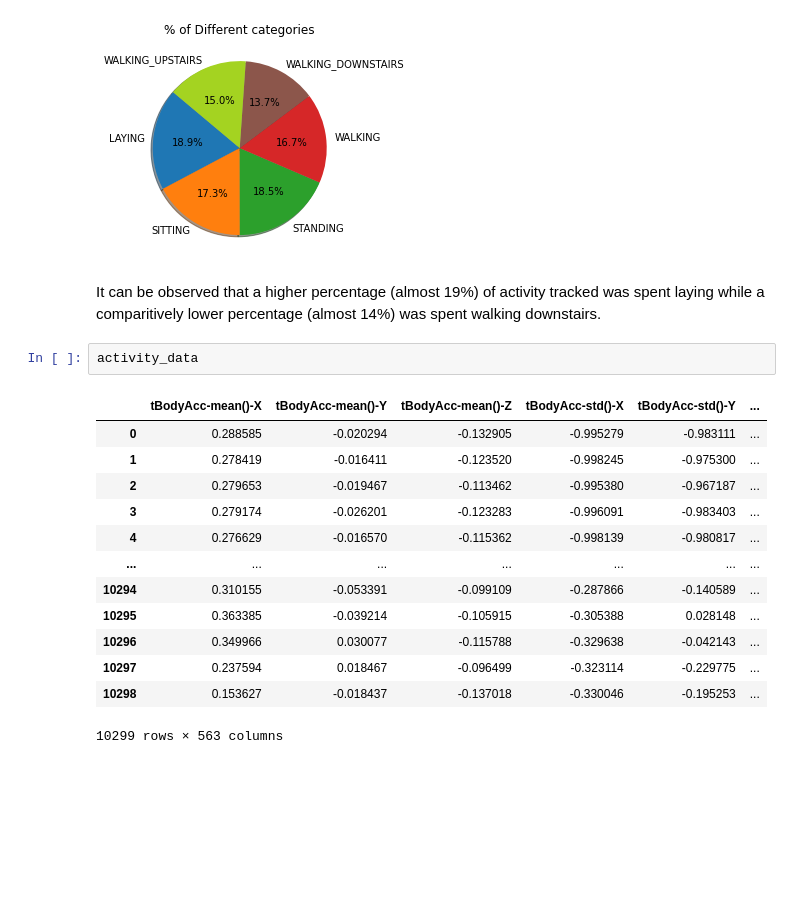
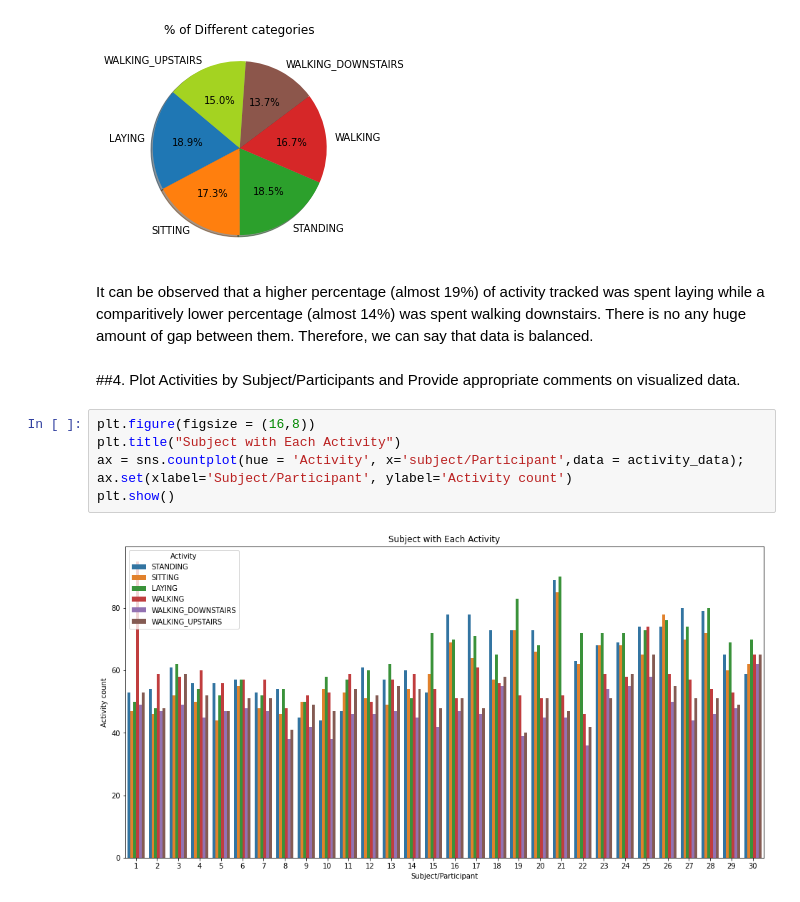
Before and after one commit to mshamesh/HumanActivityRecognition, a Jupyter notebook: Smartphones_assignment.ipynb, the cells around one changed output. Cells and saved outputs as stored; diff of their text form; blank space fills up the shorter version.

```diff
--- a/Smartphones_assignment.ipynb
+++ b/Smartphones_assignment.ipynb
@@ -100,19 +103,14 @@ plt.show()
 [figure]
 # %% [markdown]
 It can be observed that a higher percentage (almost 19%) of activity tracked was spent laying while a comparitively lower percentage (almost 14%) was spent walking downstairs.
+There is no any huge amount of gap between them. Therefore, we can say that data is balanced.
-# %%
-activity_data
-# %% [output]
-|  | tBodyAcc-mean()-X | tBodyAcc-mean()-Y | tBodyAcc-mean()-Z | tBodyAcc-std()-X | tBodyAcc-std()-Y | ... |
-| 0 | 0.288585 | -0.020294 | -0.132905 | -0.995279 | -0.983111 | ... |
-| 1 | 0.278419 | -0.016411 | -0.123520 | -0.998245 | -0.975300 | ... |
-| 2 | 0.279653 | -0.019467 | -0.113462 | -0.995380 | -0.967187 | ... |
-| 3 | 0.279174 | -0.026201 | -0.123283 | -0.996091 | -0.983403 | ... |
-| 4 | 0.276629 | -0.016570 | -0.115362 | -0.998139 | -0.980817 | ... |
-| ... | ... | ... | ... | ... | ... | ... |
-| 10294 | 0.310155 | -0.053391 | -0.099109 | -0.287866 | -0.140589 | ... |
-| 10295 | 0.363385 | -0.039214 | -0.105915 | -0.305388 | 0.028148 | ... |
-| 10296 | 0.349966 | 0.030077 | -0.115788 | -0.329638 | -0.042143 | ... |
-| 10297 | 0.237594 | 0.018467 | -0.096499 | -0.323114 | -0.229775 | ... |
-| 10298 | 0.153627 | -0.018437 | -0.137018 | -0.330046 | -0.195253 | ... |
-10299 rows × 563 columns
+# %% [markdown]
+##4. Plot Activities by Subject/Participants and Provide appropriate comments on visualized data.
+# %%
+plt.figure(figsize = (16,8))
+plt.title("Subject with Each Activity")
+ax = sns.countplot(hue = 'Activity', x='subject/Participant',data = activity_data);
+ax.set(xlabel='Subject/Participant', ylabel='Activity count')
+plt.show()
+# %% [output]
+[figure, added]
```
Also changed, not shown: parts of 6 cells of this notebook.
